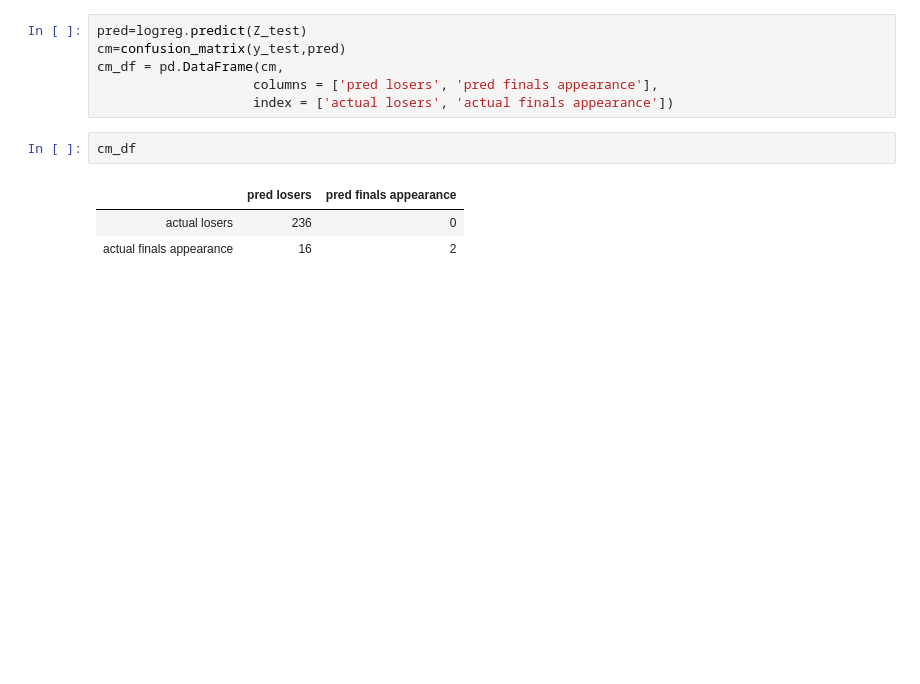
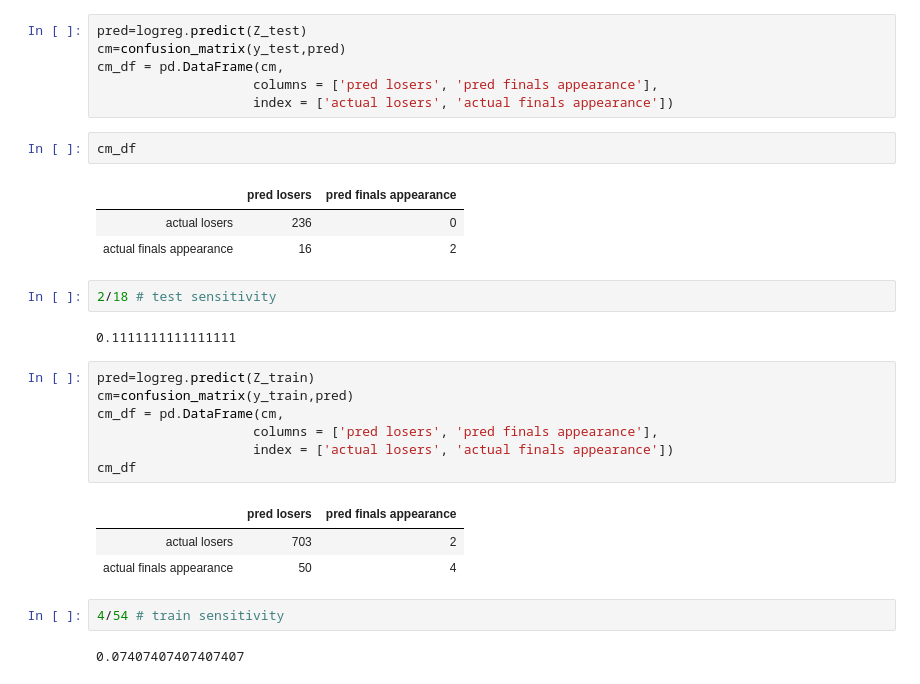
Before and after one commit to bgp09002/NBA, a Jupyter notebook: 3. Modeling/Modeling.ipynb, the cells around one changed output. Saved outputs shown, nothing was run; the diff lists cells and outputs as text; blank space fills up the shorter version.

```diff
--- a/3. Modeling/Modeling.ipynb
+++ b/3. Modeling/Modeling.ipynb
@@ -503,3 +503,22 @@ cm_df
 |  | pred losers | pred finals appearance |
 | actual losers | 236 | 0 |
 | actual finals appearance | 16 | 2 |
+# %%
+2/18 # test sensitivity
+# %% [output]
+0.1111111111111111
+# %%
+pred=logreg.predict(Z_train)
+cm=confusion_matrix(y_train,pred)
+cm_df = pd.DataFrame(cm,
+                    columns = ['pred losers', 'pred finals appearance'],
+                    index = ['actual losers', 'actual finals appearance'])
+cm_df
+# %% [output]
+|  | pred losers | pred finals appearance |
+| actual losers | 703 | 2 |
+| actual finals appearance | 50 | 4 |
+# %%
+4/54 # train sensitivity
+# %% [output]
+0.07407407407407407
```
Also changed, not shown: parts of 2 cells of this notebook, 2 other files.
